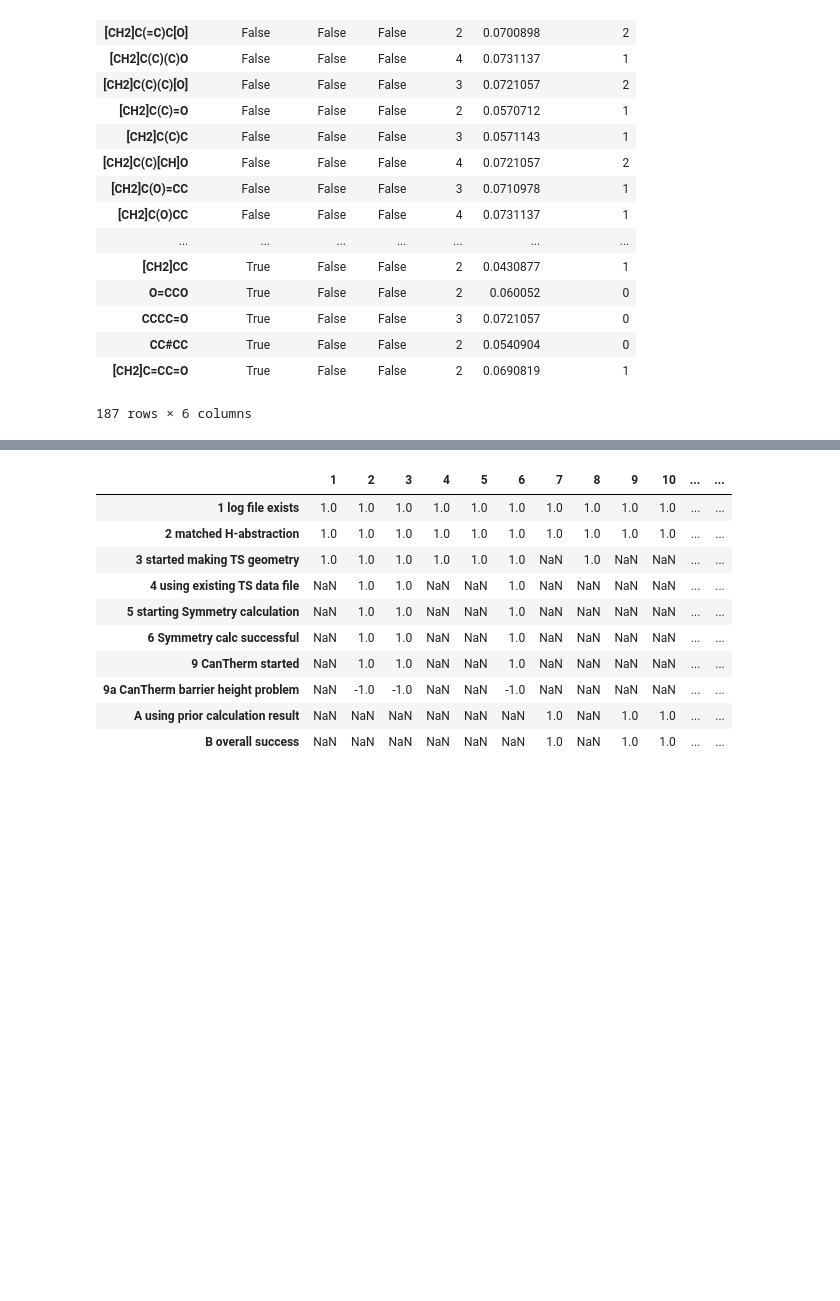
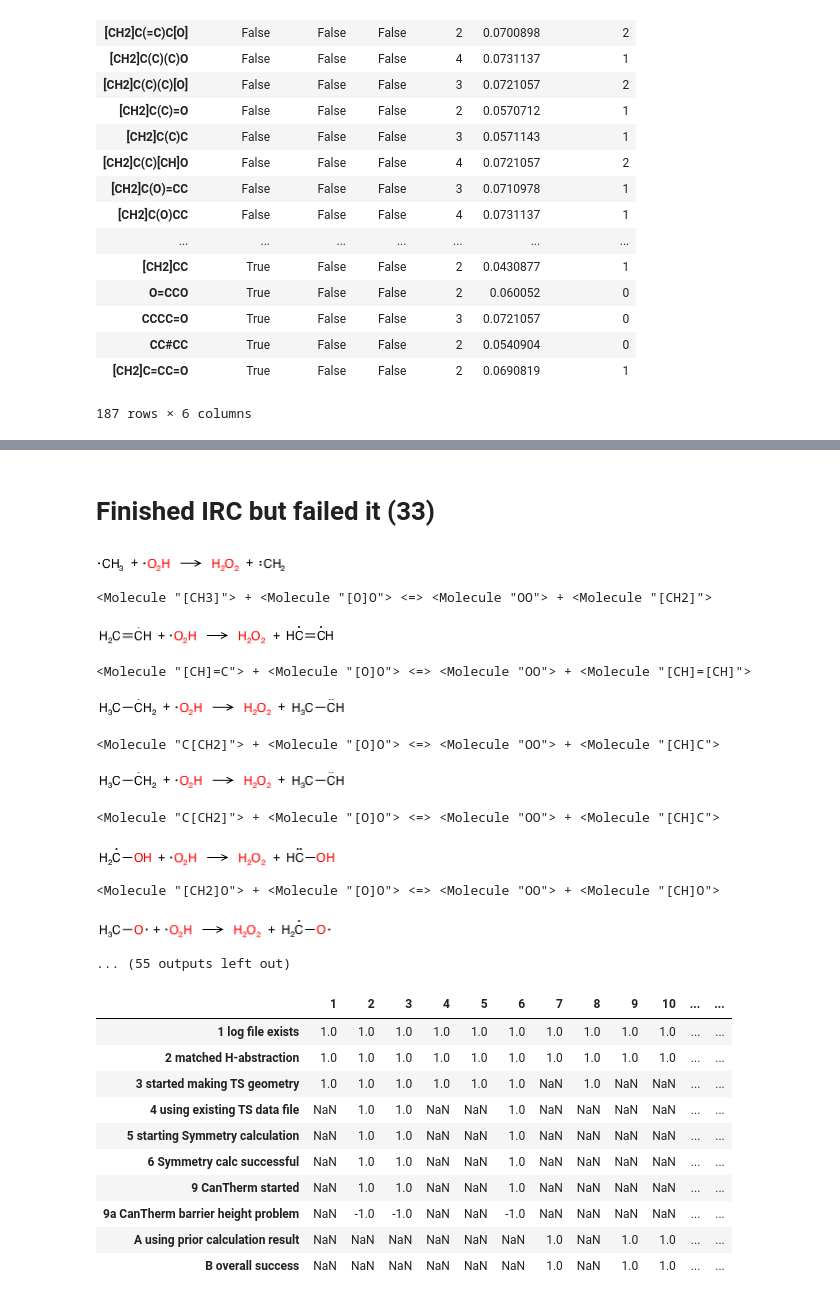
Before and after one commit to C-Underkoffler/OOHAbstraction, a Jupyter notebook: progressMetering.ipynb, the cells around one changed output, grey strips where cells are left out. Saved outputs shown, nothing was run; the diff lists cells and outputs as text; code cells hidden in the pictures; blank space fills up the shorter version.

Commit message:
Made edits to the progressMetering ipython notebook. Trying to diagnose issues in bio/comparisonTST

```diff
--- a/progressMetering.ipynb
+++ b/progressMetering.ipynb
@@ -12,6 +12,10 @@ import re
 from collections import defaultdict, OrderedDict
 import pandas as pd
 from rmgpy.molecule import Molecule
+from rmgpy.reaction import Reaction
+import IPython
+from IPython.display import display, Markdown
+def mprint(s): display(Markdown(s))
 # %%
 directory = '/Users/nathan/Code/scratch_test/comparerTST/'
 results = defaultdict(OrderedDict)
@@ -21,8 +25,8 @@ for fil in comparerFiles:
     if ".log" in fil:
         k += 1
 results = defaultdict(OrderedDict)
-for i in range(k):
-    i = i + 1
+not_ooh_abstraction = []
+for i in range(1,k+1):
     r = results[i]
     filename = 'AutoTST-comparer.{0:d}.combined.log'.format(i)
     filepath = os.path.join(directory,filename)
@@ -33,9 +37,13 @@ for i in range(k):
     with open(filepath) as f:
         lines = f.readlines()
     for j,l in enumerate(lines):
-        m = re.match('comparerTST.py:173 performCalcs INFO (.*)', l)
+        m = re.match('comparerTST.py:141 performCalcs INFO chemkinRxn: (.*)', l)
         if m:
-            r['0 reaction'] = m.group(1)
+            rxn = m.group(1)
+            if not ('SMILES="[O]O"'  in rxn and 'SMILES="OO"'  in rxn):
+                not_ooh_abstraction.append(i)
+                break
+            r['0 reaction'] = eval(rxn)
 
 
         if 'We have generated a H_Abstraction reaction that matches, and used it to label the atoms' in l:
@@ -85,11 +93,15 @@ for i in range(k):
         if 'Yay, reaction kinetics calculated!!!' in l:
             r['ZZ overall success'] = 1
 
-    """if r['XX using existing TS data file'] and r['ZZ overall success']:
-        r['YY successful prior calculation'] = 1"""
 
-    """if r['5A TS optimization complete'] and r['5A TS optimization complete']:
-        r['5B TS successfully optimized'] = 1"""
+    if 'XX using existing TS data file' and 'ZZ overall success' in r.keys():
+        r['YY successful prior calculation'] = 1
+
+    if '5A TS optimization complete' and '6A IRC file created' in r.keys():
+        r['5B TS successfully optimized'] = 1
+
+for i in not_ooh_abstraction:
+    del(results[i])
 df = pd.DataFrame(results)
 df
 # %% [output]
@@ -211,4 +228,25 @@ ZZ overall success                    125
 dtype: int64
+# %%
+finished_but_failed_irc = df.T['6B IRC calc complete'] & (df.T['6C IRC calc successful']!=1)
+df.T[finished_but_failed_irc]['0 reaction']
+mprint("# Finished IRC but failed it ({})".format(sum(finished_but_failed_irc)))
+for r in df.T[finished_but_failed_irc]['0 reaction']:
+    display(r)
+    print r
+# %% [output]
+# Finished IRC but failed it (33)
+[figure, added]
+<Molecule "[CH3]"> + <Molecule "[O]O"> <=> <Molecule "OO"> + <Molecule "[CH2]">
+[figure, added]
+<Molecule "[CH]=C"> + <Molecule "[O]O"> <=> <Molecule "OO"> + <Molecule "[CH]=[CH]">
+[figure, added]
+<Molecule "C[CH2]"> + <Molecule "[O]O"> <=> <Molecule "OO"> + <Molecule "[CH]C">
+[figure, added]
+<Molecule "C[CH2]"> + <Molecule "[O]O"> <=> <Molecule "OO"> + <Molecule "[CH]C">
+[figure, added]
+<Molecule "[CH2]O"> + <Molecule "[O]O"> <=> <Molecule "OO"> + <Molecule "[CH]O">
+[figure, added]
+... (55 outputs left out)
 # %%
 directory = "/Users/nathan/Code/scratch_test/bioTST/"
 bioFiles = [f for f in os.listdir(directory) if os.path.isfile(os.path.join(directory, f))]
```
Also changed, not shown: parts of 4 cells of this notebook.
